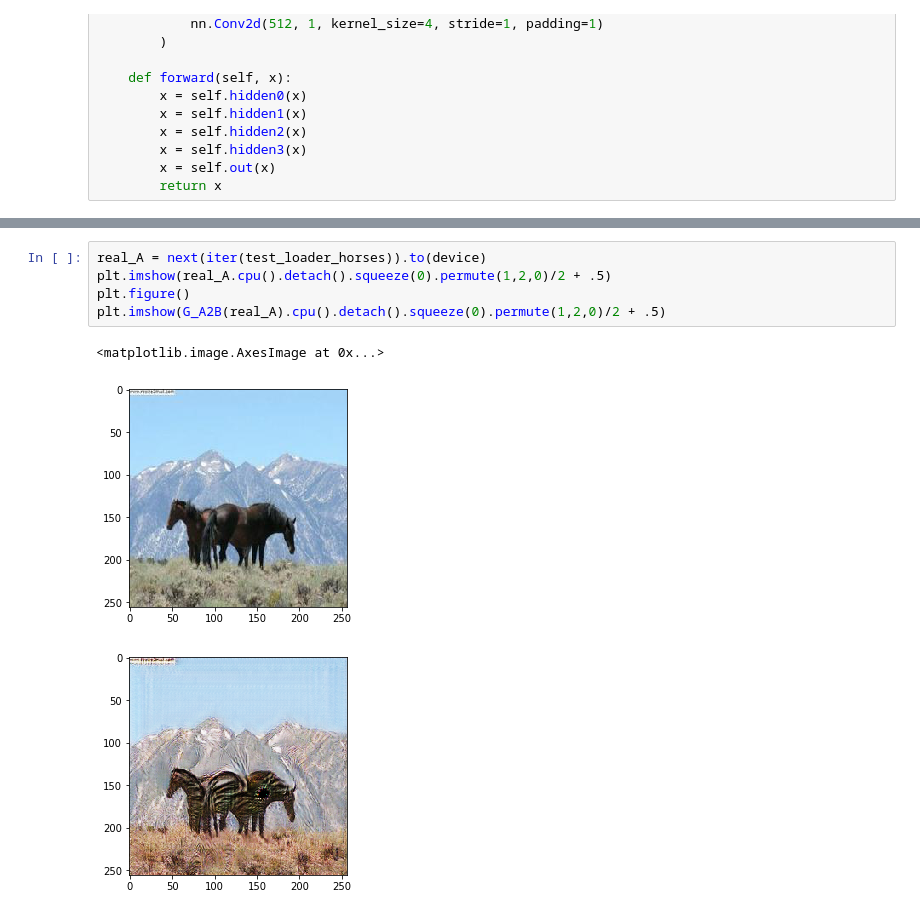
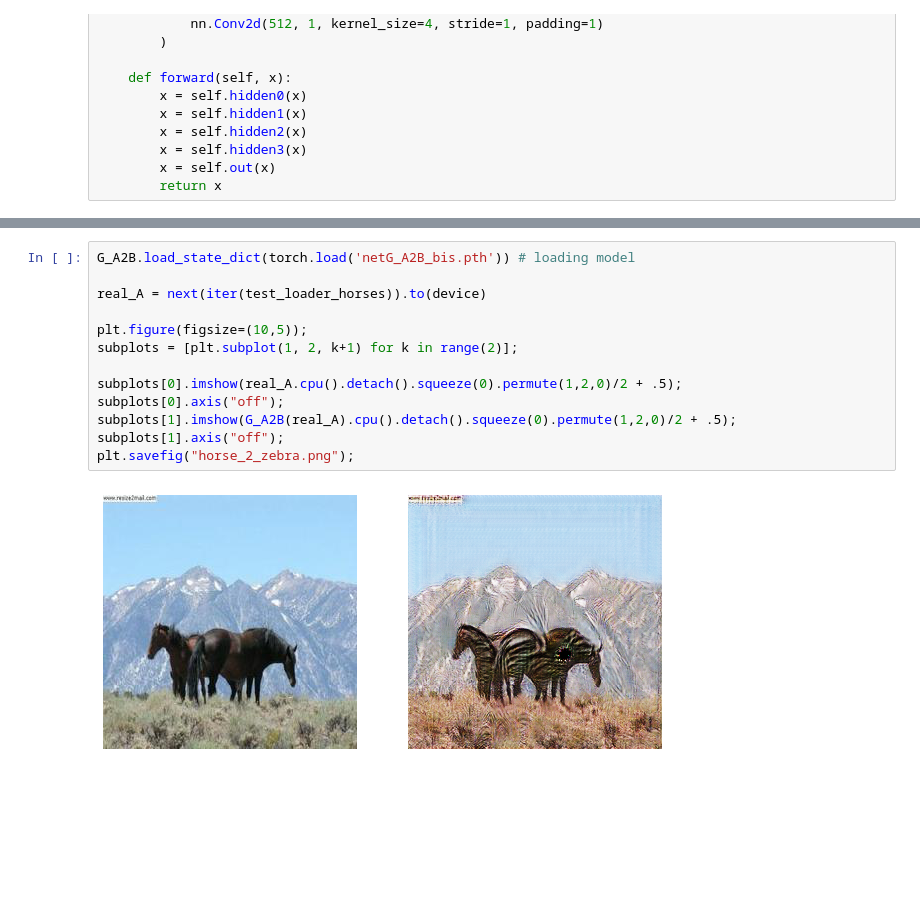
Before and after one commit to JulesBelveze/pytorch-tutorial-computer-vision, a Jupyter notebook: CycleGAN/CycleGAN.ipynb, the cells around one changed output, grey strips where cells are left out. Cells and saved outputs as stored; diff of their text form; blank space fills up the shorter version.

```diff
--- a/CycleGAN/CycleGAN.ipynb
+++ b/CycleGAN/CycleGAN.ipynb
@@ -396,10 +421,16 @@ for epoch in tqdm(range(num_epochs), unit='epoch'):
 # %%
+G_A2B.load_state_dict(torch.load('netG_A2B_bis.pth')) # loading model
+
 real_A = next(iter(test_loader_horses)).to(device)
-plt.imshow(real_A.cpu().detach().squeeze(0).permute(1,2,0)/2 + .5)
-plt.figure()
-plt.imshow(G_A2B(real_A).cpu().detach().squeeze(0).permute(1,2,0)/2 + .5)
+
+plt.figure(figsize=(10,5));
+subplots = [plt.subplot(1, 2, k+1) for k in range(2)];
+
+subplots[0].imshow(real_A.cpu().detach().squeeze(0).permute(1,2,0)/2 + .5);
+subplots[0].axis("off");
+subplots[1].imshow(G_A2B(real_A).cpu().detach().squeeze(0).permute(1,2,0)/2 + .5);
+subplots[1].axis("off");
+plt.savefig("horse_2_zebra.png");
 # %% [output]
-<matplotlib.image.AxesImage at 0x...>
-[figure, old version]
+[figure, new version]
-[figure, removed]
 # %%
```
Also changed, not shown: parts of 8 cells of this notebook, 6 other files.
